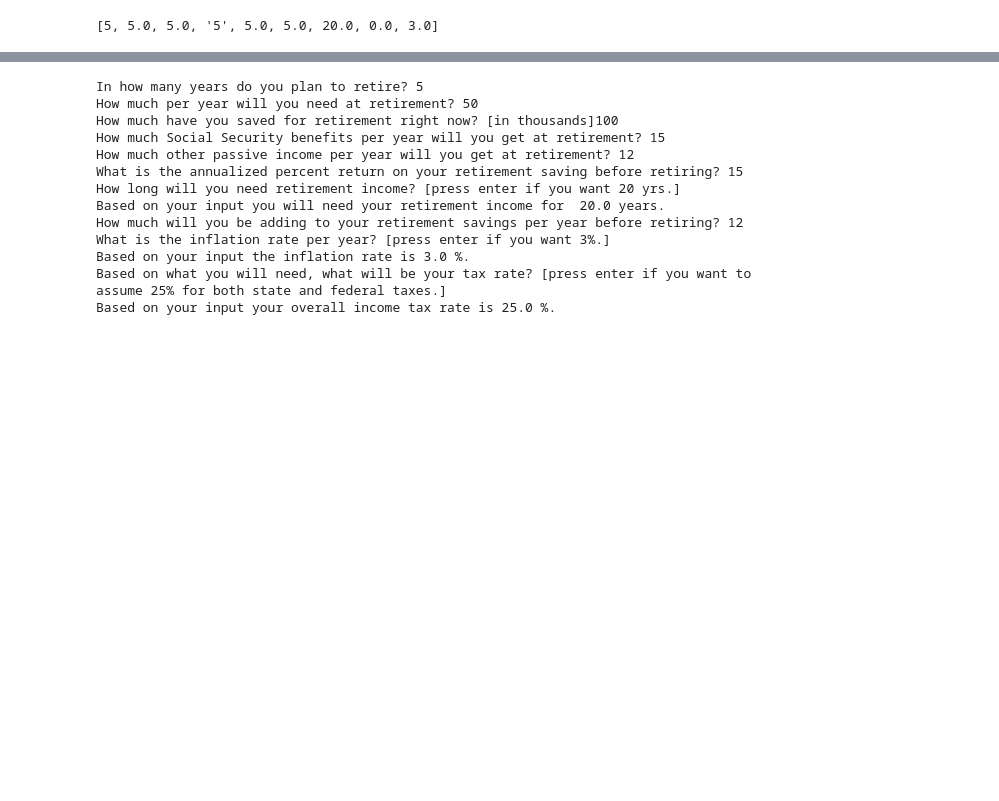
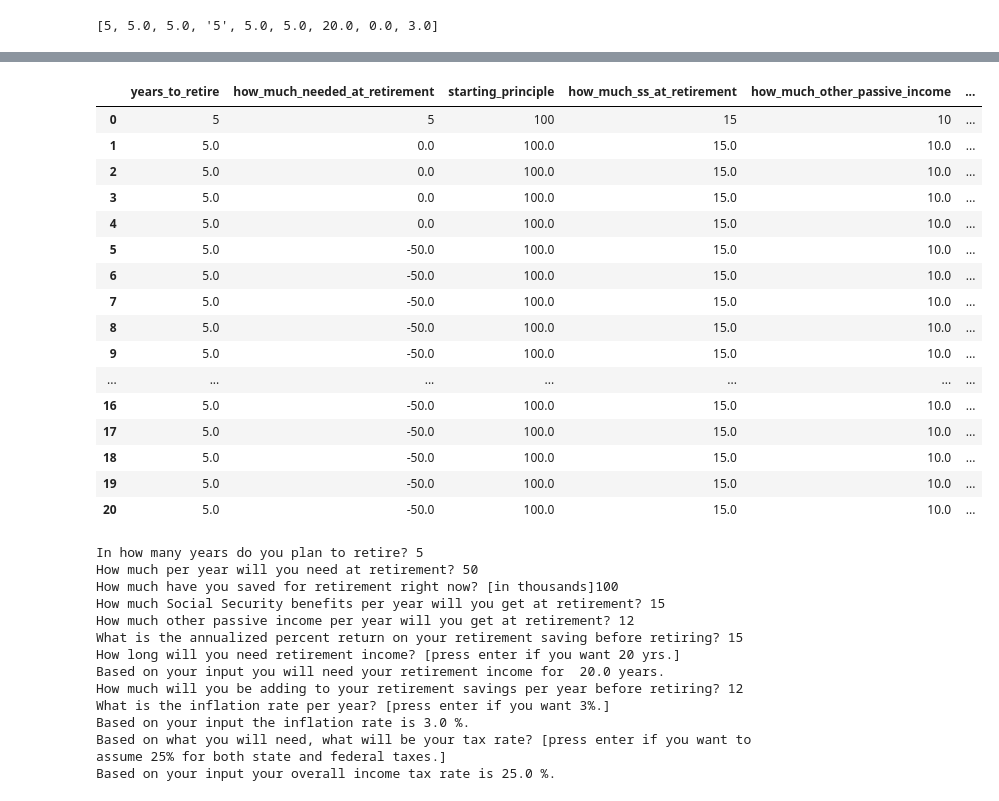
Before and after one commit to pstrito/Retirement, a Jupyter notebook: retirement_calculator.ipynb, the cells around one changed output, grey strips where cells are left out. Saved outputs shown, nothing was run; the diff lists cells and outputs as text; code cells hidden in the pictures; blank space fills up the shorter version.

```diff
--- a/retirement_calculator.ipynb
+++ b/retirement_calculator.ipynb
@@ -260,0 +412,20 @@ display(df)
+# %%
+display(df)
+# %% [output]
+|  | years_to_retire | how_much_needed_at_retirement | starting_principle | how_much_ss_at_retirement | how_much_other_passive_income | ... |
+| 0 | 5 | 5 | 100 | 15 | 10 | ... |
+| 1 | 5.0 | 0.0 | 100.0 | 15.0 | 10.0 | ... |
+| 2 | 5.0 | 0.0 | 100.0 | 15.0 | 10.0 | ... |
+| 3 | 5.0 | 0.0 | 100.0 | 15.0 | 10.0 | ... |
+| 4 | 5.0 | 0.0 | 100.0 | 15.0 | 10.0 | ... |
+| 5 | 5.0 | -50.0 | 100.0 | 15.0 | 10.0 | ... |
+| 6 | 5.0 | -50.0 | 100.0 | 15.0 | 10.0 | ... |
+| 7 | 5.0 | -50.0 | 100.0 | 15.0 | 10.0 | ... |
+| 8 | 5.0 | -50.0 | 100.0 | 15.0 | 10.0 | ... |
+| 9 | 5.0 | -50.0 | 100.0 | 15.0 | 10.0 | ... |
+| ... | ... | ... | ... | ... | ... | ... |
+| 16 | 5.0 | -50.0 | 100.0 | 15.0 | 10.0 | ... |
+| 17 | 5.0 | -50.0 | 100.0 | 15.0 | 10.0 | ... |
+| 18 | 5.0 | -50.0 | 100.0 | 15.0 | 10.0 | ... |
+| 19 | 5.0 | -50.0 | 100.0 | 15.0 | 10.0 | ... |
+| 20 | 5.0 | -50.0 | 100.0 | 15.0 | 10.0 | ... |
```
Also changed, not shown: parts of 6 cells of this notebook.
